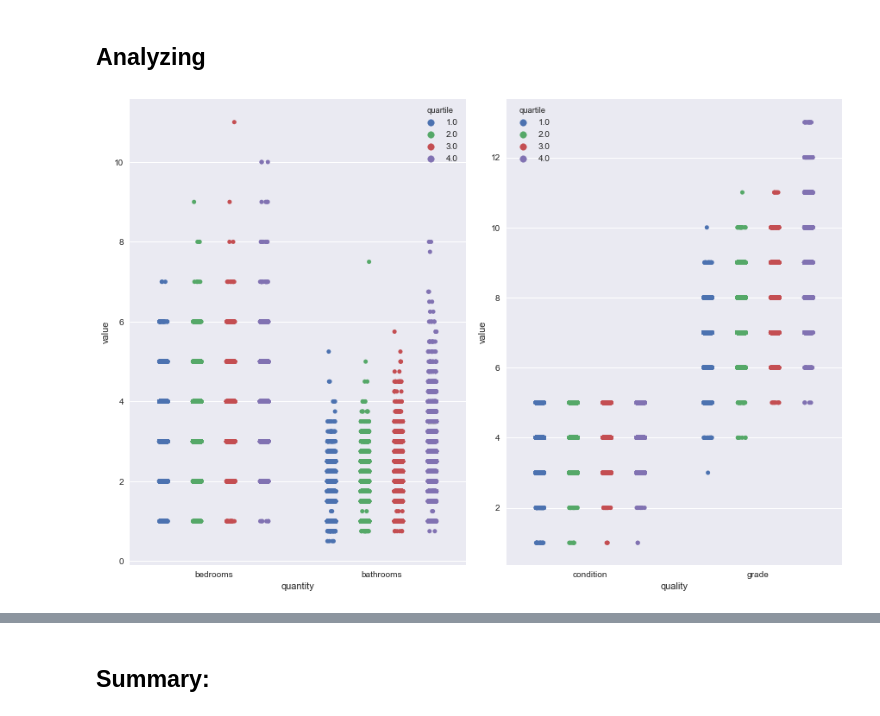
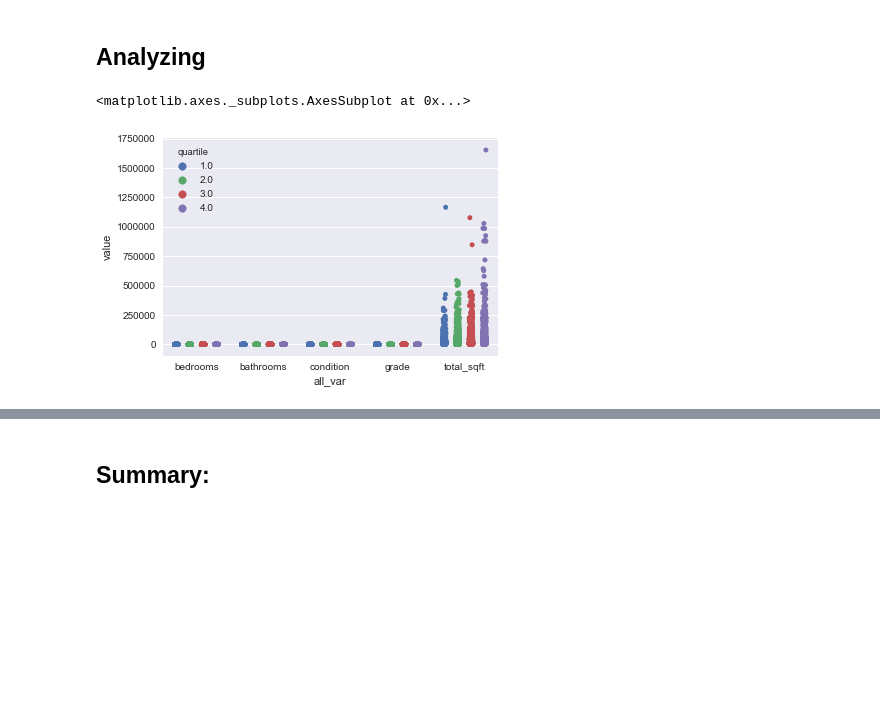
Before and after one commit to lindseyberlin/houston-ds-042219-mod1-project, a Jupyter notebook: Question3_PriceBucketsVersusQuality.ipynb, the cells around one changed output, grey strips where cells are left out. Drawn from its saved outputs; the diff is of its cells as text; code cells hidden in the pictures; blank space fills up the shorter version.

```diff
--- a/Question3_PriceBucketsVersusQuality.ipynb
+++ b/Question3_PriceBucketsVersusQuality.ipynb
@@ -24,13 +24,14 @@ df = pd.read_csv("kc_house_data.csv")
 q3_df = df.filter(["price", "bedrooms", "bathrooms", "sqft_living", "sqft_lot", "condition", "grade"])
 # %%
 # Removing an obvious, problematic outlier with 33 bedrooms
-q3_df = q3_df.where(q3_df["bedrooms"] < 32)
-# Sanity Check:
-# q3_df.loc[q3_df['bedrooms'] > 30]
+q3_df = q3_df[q3_df['bedrooms']!=33]
 # %%
 # Adding a Total Square Feet column to show the combined sqft of living space
 # and the lot around the home
 q3_df["total_sqft"] = q3_df["sqft_living"] + q3_df["sqft_lot"]
+# %%
+# Dropping other SqFt columns
+q3_df = q3_df.drop(columns=["sqft_living", "sqft_lot"])
 # %%
 q3_df.dtypes
 # %% [output]
@@ -143,7 +160,10 @@ highest_df = q3_df.loc[q3_df["price"] > 645000.0]
 # %%
-quantity_df = q3_df.filter(["price", "bedrooms", "bathrooms", "quartile"])
+melted_q3_df = pd.melt(q3_df,
+                       id_vars=["price", "quartile"],
+                       var_name="all_var")
+melted_q3_df.head()
 
-# Melting quantity columns (bedrooms, bathrooms and total_sqft) into one column
-melted_quantity_df = pd.melt(quantity_df,
-                            id_vars=["price", "quartile"],
-                            var_name="quantity")
+# # Melting quantity columns (bedrooms, bathrooms and total_sqft) into one column
+# melted_quantity_df = pd.melt(quantity_df,
+#                             id_vars=["price", "quartile"],
+#                             var_name="quantity")
@@ -170,21 +185,17 @@ melted_quality_df.head(10)
 # %% [markdown]
 ## Analyzing
 # %%
-f3, axes = plt.subplots(1, 2, figsize=(12,8), constrained_layout=True)
+# f3, axes = plt.subplots(1, 2, figsize=(12,8), constrained_layout=True)
 
-ax3_0 = sns.stripplot(x="quantity",
-                      y="value",
-                      hue="quartile",
-                      data=melted_quantity_df,
-                      dodge=True,
-                      ax=axes[0])
-ax3_1 = sns.stripplot(x="quality",
-                      y="value",
-                      hue="quartile",
-                      data=melted_quality_df,
-                      dodge=True,
-                      ax=axes[1])
+sns.stripplot(x="all_var",
+              y="value",
+              hue="quartile",
+              data=melted_q3_df,
+              dodge=True)
+# ax3_1 = sns.distplot(melted_quality_df["quality"],
+#                       ax=axes[1])
 # %% [output]
+<matplotlib.axes._subplots.AxesSubplot at 0x...>
-[figure, old version]
+[figure, new version]
 # %%
 sns.pairplot(q3_df)
```
Also changed, not shown: parts of 12 cells of this notebook, 6 other files.
